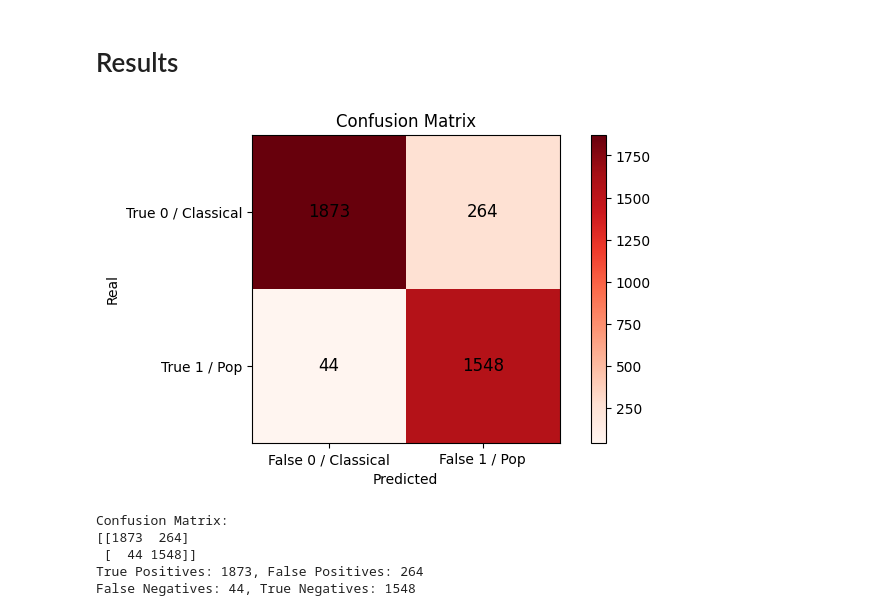
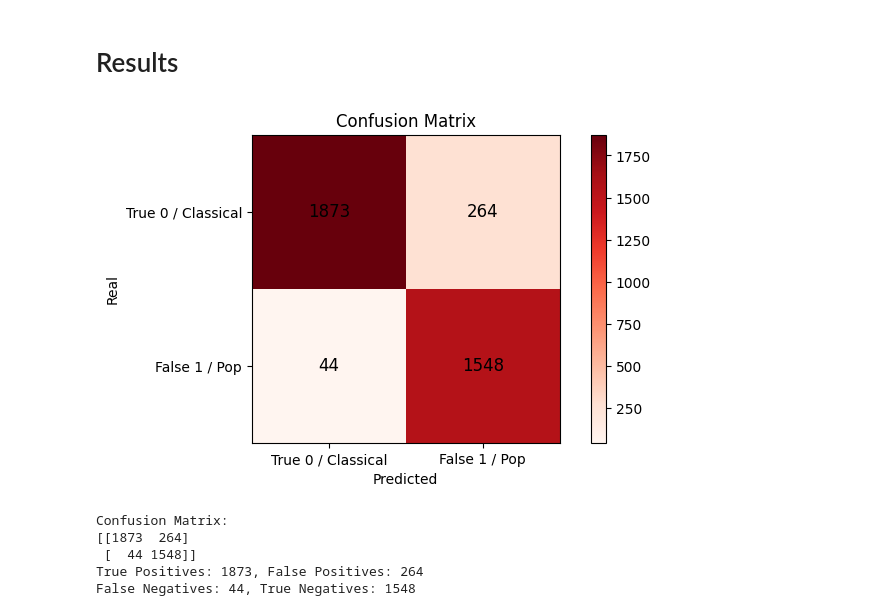
Before and after one commit to agr102/FYS-2021_Assignments, a Jupyter notebook: Assignment 1/Code/assignment_1_code.ipynb, the cells around one changed output. Cells and saved outputs as stored; diff of their text form; code cells hidden in the pictures.

```diff
--- a/Assignment 1/Code/assignment_1_code.ipynb
+++ b/Assignment 1/Code/assignment_1_code.ipynb
@@ -277,36 +277,36 @@ def confusion_matrix(y_true, y_pred):
     FN = np.sum((y_true == 1) & (y_pred == 0))
     return np.array([[TP, FP], [FN, TN]])
 
 # Use the function to create confusion matrix
 conf_matrix = confusion_matrix(y_test, y_test_predicted)
 
 # Extract the values from the confusion matrix
 TP, FP = conf_matrix[0]
 FN, TN = conf_matrix[1]
 
 # Create plot of the confusion matrix
 plt.figure(figsize=(8, 4))
 plt.imshow(conf_matrix, interpolation='nearest', cmap='Reds')
 plt.colorbar()
-plt.xticks([0, 1], ['False 0 / Classical', 'False 1 / Pop'])
-plt.yticks([0, 1], ['True 0 / Classical', 'True 1 / Pop'])
+plt.xticks([0, 1], ['True 0 / Classical', 'False 1 / Pop'])
+plt.yticks([0, 1], ['True 0 / Classical', 'False 1 / Pop'])
 
 # Add values to confusion matrix
 for i in range(conf_matrix.shape[0]):
     for j in range(conf_matrix.shape[1]):
         plt.text(j, i, conf_matrix[i, j], ha='center', va='center', color='black', fontsize=12)
 
 plt.xlabel('Predicted')
 plt.ylabel('Real')
 plt.title('Confusion Matrix')
 plt.show()
 
 # Print number of true positives, false positives, false negatives, and true negatives
 print(f"Confusion Matrix:\n{conf_matrix}")
 print(f"True Positives: {TP}, False Positives: {FP}")
 print(f"False Negatives: {FN}, True Negatives: {TN}")
 # %% [output]
-[figure, old version]
+[figure, new version]
 Confusion Matrix:
 [[1873  264]
  [  44 1548]]
```
